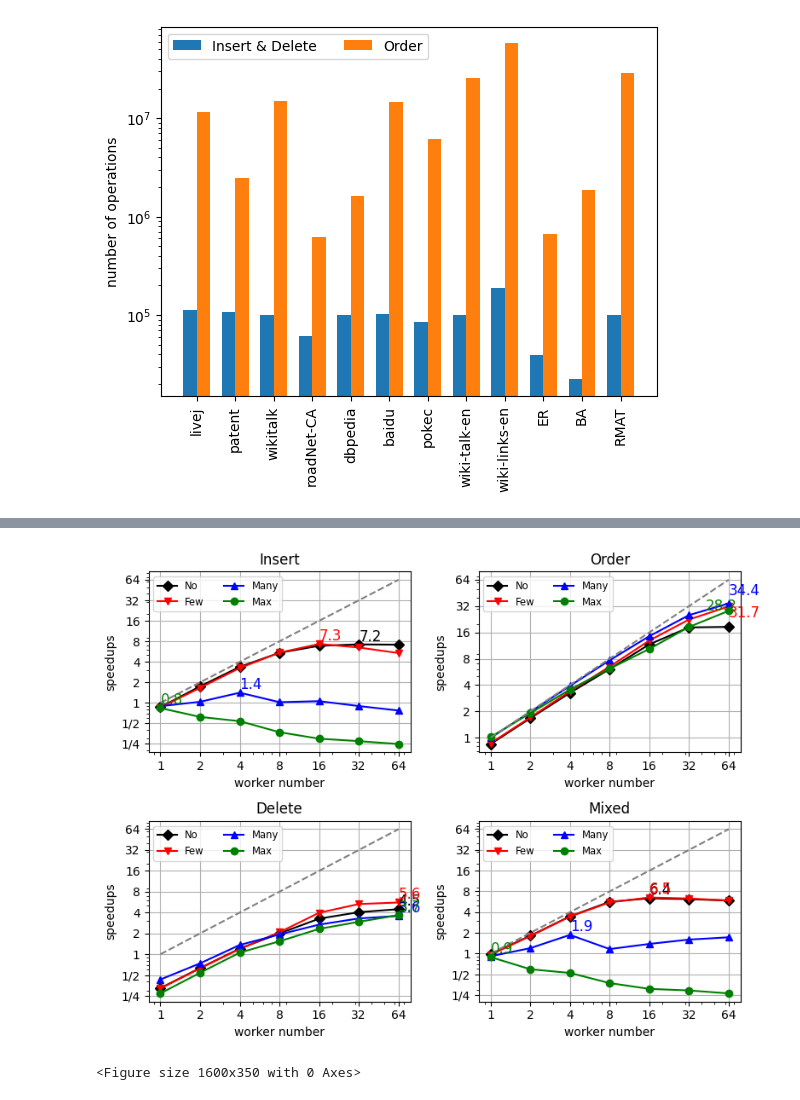
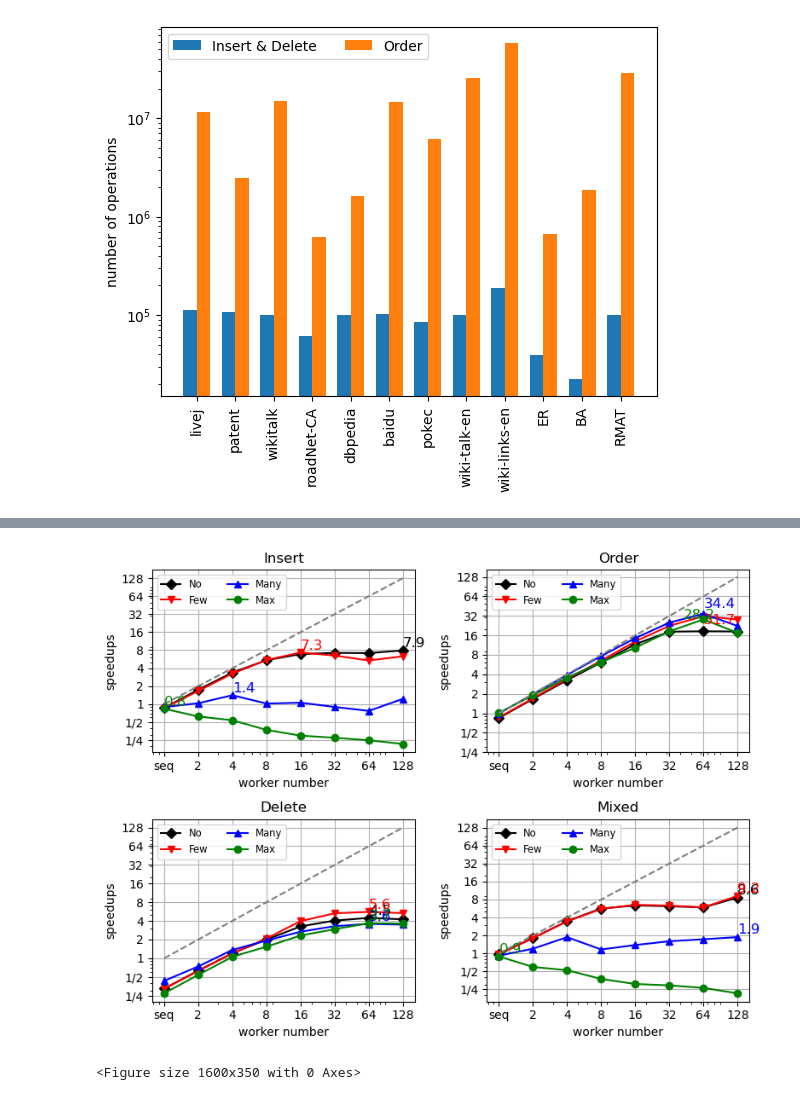
Before and after one commit to Itisben/Parallel-OM, a Jupyter notebook: experiment/convert/om-csv2figure.ipynb, the cells around one changed output, grey strips where cells are left out. Cells and saved outputs as stored; diff of their text form; code cells hidden in the pictures.

```diff
--- a/experiment/convert/om-csv2figure.ipynb
+++ b/experiment/convert/om-csv2figure.ipynb
@@ -130,7 +149,7 @@ draw_running_time_bar(True, "om-core-maint.pdf", "I")
 files = [
     "results-om-7-22-2022.csv" #repeated random data
 ]
-worker = [1, 2, 4, 8, 16, 32, 64]
+worker = [1, 2, 4, 8, 16, 32, 64, 128]
 method = ["Itime", "Otime", "Dtime", "Mtime"]
 methodtitle = ["Insert", "Order", "Delete", "Mixed"]
 case0 = "No"; case1="Few"; case2="Many"; case3="Max"
@@ -431,42 +466,45 @@ def draw_speedup():
             ymax = 0; xmax = 0
             for x0, y0 in zip(x, y3):
                 if y0 > ymax: ymax = y0; xmax = x0
             ax.text(xmax*2/3, ymax, str(round(ymax, 1)), color="green", fontsize=12)
 
 
         ax.set_title(title)
         ax.set_yscale("log")
         ax.set_xscale("log")
         ax.grid()
         ax.set_xticks(worker)
+        ax.set_xticklabels(custom_labels)
         # if name != "Itime":
         #     yticks = [1, 2, 4, 8, 16, 32, 64]
         #     ax.set_yticks(yticks)
         # else:
         #     yticks = [1/4, 1/2, 1, 2, 4, 8, 16, 32, 64]
         #     ax.set_yticklabels({"1/4", "1/2", "1", 2, 4, 8, 16, 32, 64})
         #     ax.set_yticks(yticks)
         if name != "Itime" and name != "Mtime" and name != "Dtime":
-            yticks = [1, 2, 4, 8, 16, 32, 64]
+            #yticks = [1, 2, 4, 8, 16, 32, 64]
+            yticks = [1/4, 1/2, 1, 2, 4, 8, 16, 32, 64, 128]
             ax.set_yticks(yticks)
-            ax.get_xaxis().set_major_formatter(matplotlib.ticker.ScalarFormatter())
-            ax.get_yaxis().set_major_formatter(matplotlib.ticker.ScalarFormatter())
+            #ax.get_xaxis().set_major_formatter(matplotlib.ticker.ScalarFormatter())
+            #ax.get_yaxis().set_major_formatter(matplotlib.ticker.ScalarFormatter())
+            ax.set_yticklabels(["1/4", "1/2", 1, 2, 4, 8, 16, 32, 64, 128])
         else:
-            yticks = [1/4, 1/2, 1, 2, 4, 8, 16, 32, 64]
+            yticks = [1/4, 1/2, 1, 2, 4, 8, 16, 32, 64, 128]
             ax.set_yticks(yticks)
-            ax.get_xaxis().set_major_formatter(matplotlib.ticker.ScalarFormatter())
-            ax.get_yaxis().set_major_formatter(matplotlib.ticker.ScalarFormatter())
-            ax.set_yticklabels(["1/4", "1/2", 1, 2, 4, 8, 16, 32, 64])
+            #ax.get_xaxis().set_major_formatter(matplotlib.ticker.ScalarFormatter())
+            #ax.get_yaxis().set_major_formatter(matplotlib.ticker.ScalarFormatter())
+            ax.set_yticklabels(["1/4", "1/2", 1, 2, 4, 8, 16, 32, 64, 128])
 
         ax.legend(fontsize="small", ncol=2)
 
     fig.align_labels()
     fig.tight_layout()
-    plt.savefig("om-speedup-2.pdf")
+    plt.savefig("om-speedup-3.pdf")
     #plt.show()
 global data; data=[]; read_data(); draw_speedup()
 # %% [output]
-[figure, old version]
+[figure, new version]
 # %%
 ##### draw all test with 32 cores for stability.
 
```
Also changed, not shown: parts of 4 cells of this notebook, 5 other files.
